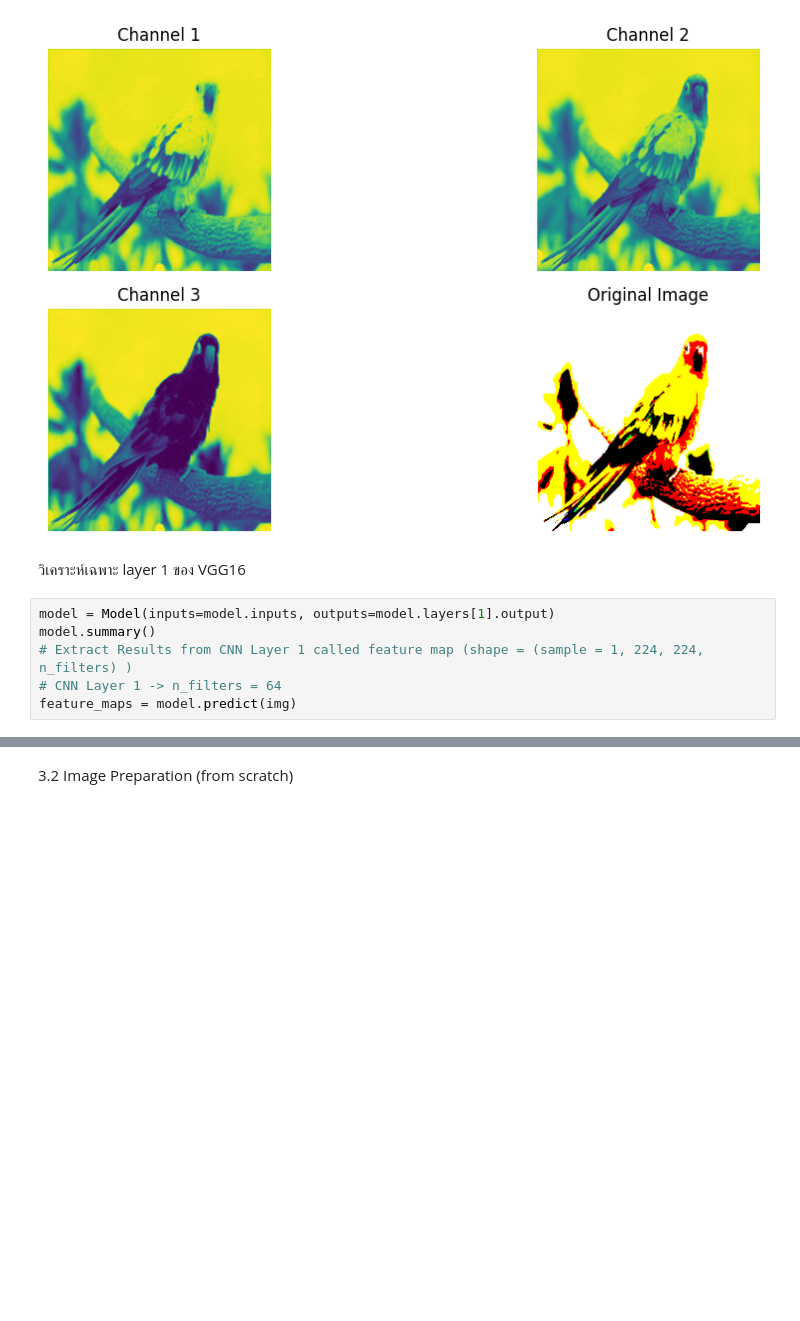
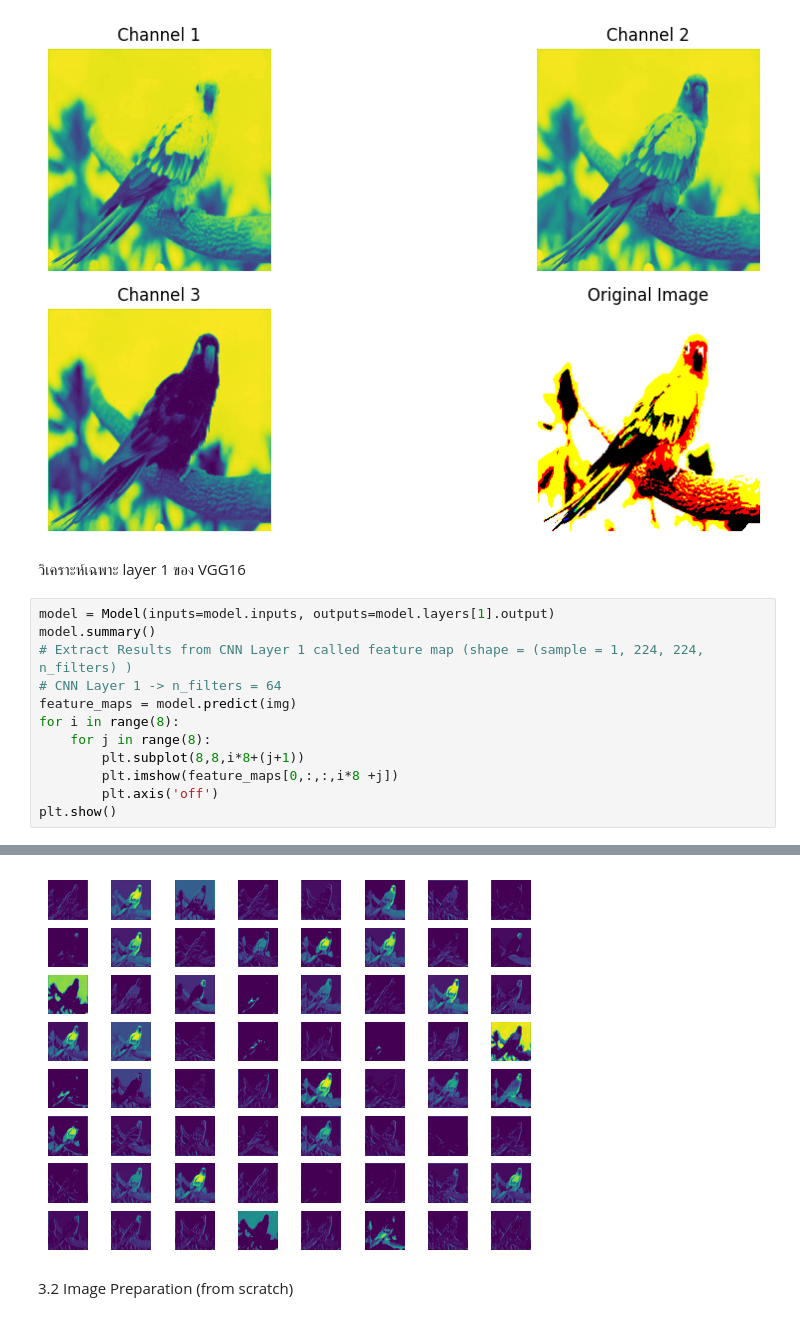
Before and after one commit to pithakpong/image_processing, a Jupyter notebook: lab3/lab3.ipynb, the cells around one changed output, grey strips where cells are left out. Cells and saved outputs as stored; diff of their text form; blank space fills up the shorter version.

```diff
--- a/lab3/lab3.ipynb
+++ b/lab3/lab3.ipynb
@@ -105,4 +106,10 @@ model.summary()
 # Extract Results from CNN Layer 1 called feature map (shape = (sample = 1, 224, 224, n_filters) )
 # CNN Layer 1 -> n_filters = 64
 feature_maps = model.predict(img)
+for i in range(8):
+    for j in range(8):
+        plt.subplot(8,8,i*8+(j+1))
+        plt.imshow(feature_maps[0,:,:,i*8 +j])
+        plt.axis('off')
+plt.show()
 # %% [output]
@@ -123,3 +130,4 @@ _________________________________________________________________
+[figure, added]
 # %% [markdown]
 3.2 Image Preparation (from scratch)
 # %%
```
Also changed, not shown: parts of 5 cells of this notebook.
